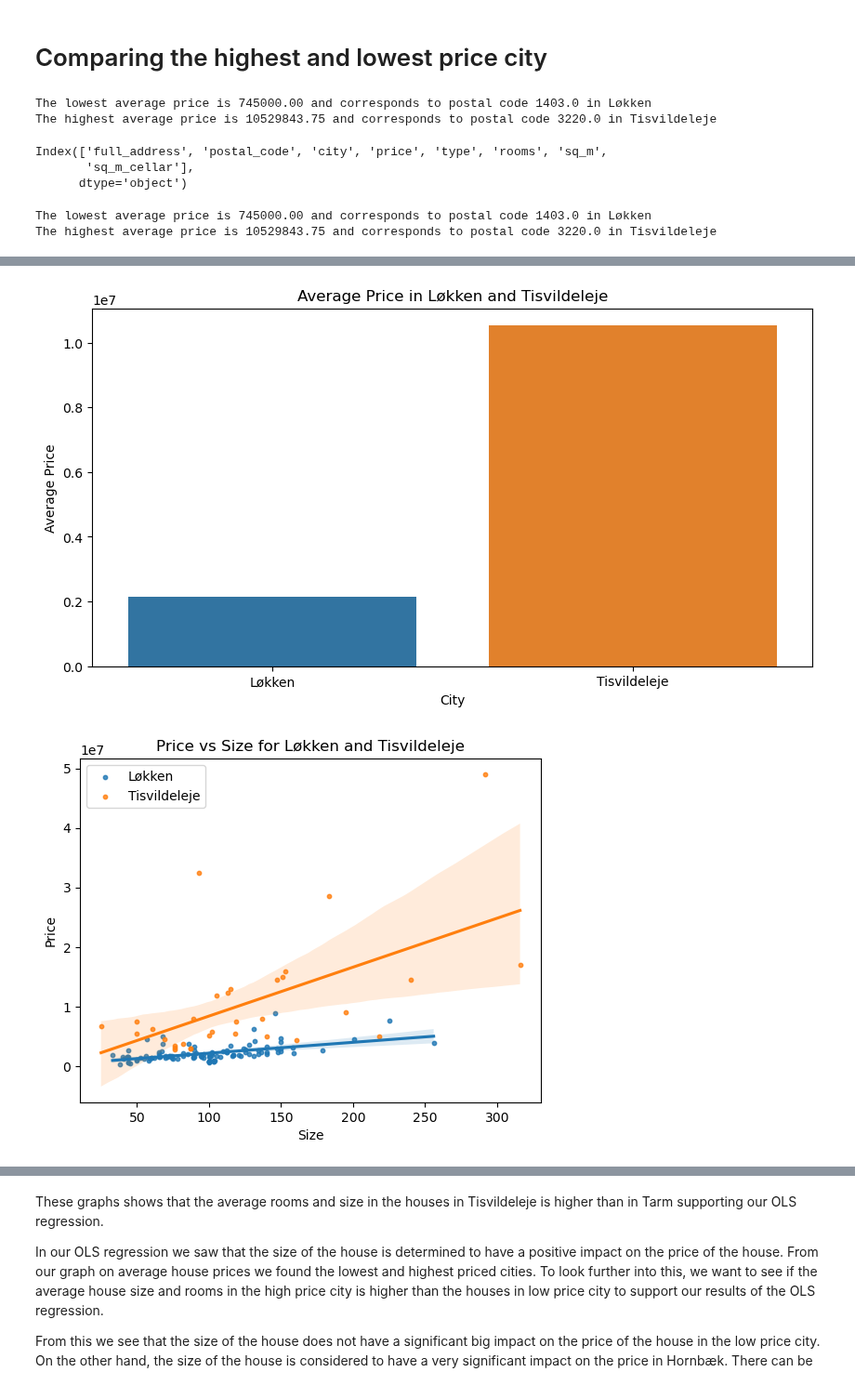
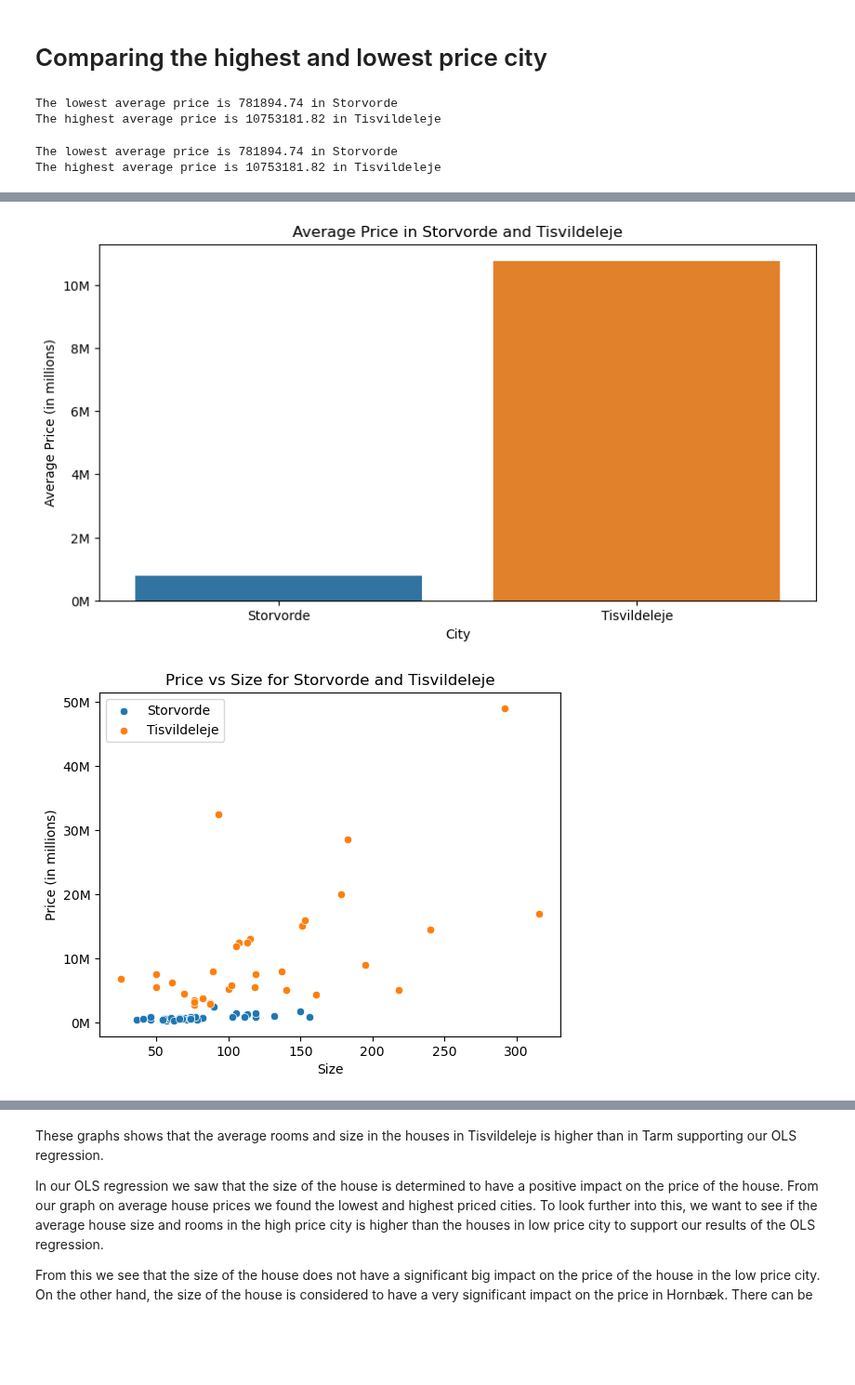
Before and after one commit to NumEconCopenhagen/projects-2023-philx2-nico, a Jupyter notebook: dataproject/dataproject.ipynb, the cells around one changed output, grey strips where cells are left out. Shown at 93% size. Cells and saved outputs as stored; diff of their text form; code cells hidden in the pictures; blank space fills up the shorter version.

```diff
--- a/dataproject/dataproject.ipynb
+++ b/dataproject/dataproject.ipynb
@@ -275,39 +277,31 @@ We can see from this that the location seems to have a big impact on the houses
 # %% [markdown]
 # Comparing the highest and lowest price city
 # %%
-# After updating the `min_max_postcode` method in your NyboligAnalysis class...
-analysis = NyboligAnalysis(file_path)
-min_max_postcodes = analysis.min_max_postcode()
-(min_price, min_postal_code, min_city), (max_price, max_postal_code, max_city) = min_max_postcodes
-print(f"The lowest average price is {min_price:.2f} and corresponds to postal code {min_postal_code} in {min_city}")
-print(f"The highest average price is {max_price:.2f} and corresponds to postal code {max_postal_code} in {max_city}")
+min_max_prices = analysis.min_max_city()
+(min_price, min_city), (max_price, max_city) = min_max_prices
+print(f"The lowest average price is {min_price:.2f} in {min_city}")
+print(f"The highest average price is {max_price:.2f} in {max_city}")
 # %% [output]
-The lowest average price is 745000.00 and corresponds to postal code 1403.0 in Løkken
-The highest average price is 10529843.75 and corresponds to postal code 3220.0 in Tisvildeleje
+The lowest average price is 781894.74 in Storvorde
+The highest average price is 10753181.82 in Tisvildeleje
-# %%
-print(df.columns)
-# %% [output]
-Index(['full_address', 'postal_code', 'city', 'price', 'type', 'rooms', 'sq_m',
-       'sq_m_cellar'],
-      dtype='object')
 # %%
 # Use the revised min_max_postcode method
-min_max_postcodes = analysis.min_max_postcode()
-(min_price, min_postal_code, min_city), (max_price, max_postal_code, max_city) = min_max_postcodes
-print(f"The lowest average price is {min_price:.2f} and corresponds to postal code {min_postal_code} in {min_city}")
-print(f"The highest average price is {max_price:.2f} and corresponds to postal code {max_postal_code} in {max_city}")
+min_max_prices = analysis.min_max_city()
+(min_price, min_city), (max_price, max_city) = min_max_prices
+print(f"The lowest average price is {min_price:.2f} in {min_city}")
+print(f"The highest average price is {max_price:.2f} in {max_city}")
 
 # Get the lowest and highest price cities
 lowest_price_city = min_city
 highest_price_city = max_city
 
 # Filter the data to only include the lowest and highest price cities
-lowest_price_data = df[df['city'] == lowest_price_city]
-highest_price_data = df[df['city'] == highest_price_city]
+lowest_price_data = analysis.data[analysis.data['city'] == lowest_price_city]
+highest_price_data = analysis.data[analysis.data['city'] == highest_price_city]
 
 # Average number of rooms comparison
 plt.figure(figsize=(10, 5))
-sns.barplot(x=[min_city, max_city], y=[df[df['city']==min_city]['rooms'].mean(), df[df['city']==max_city]['rooms'].mean()])
+sns.barplot(x=[min_city, max_city], y=[analysis.data[analysis.data['city']==min_city]['rooms'].mean(), analysis.data[analysis.data['city']==max_city]['rooms'].mean()])
 plt.title(f'Average Number of Rooms in {min_city} and {max_city}')
 plt.ylabel('Average Number of Rooms')
 plt.xlabel('City')
@@ -315,7 +309,7 @@ plt.show()
 
 # Size comparison
 plt.figure(figsize=(10, 5))
-sns.barplot(x=[min_city, max_city], y=[df[df['city']==min_city]['sq_m'].mean(), df[df['city']==max_city]['sq_m'].mean()])
+sns.barplot(x=[min_city, max_city], y=[analysis.data[analysis.data['city']==min_city]['sq_m'].mean(), analysis.data[analysis.data['city']==max_city]['sq_m'].mean()])
 plt.title(f'Average Size in {min_city} and {max_city}')
 plt.ylabel('Average Size')
 plt.xlabel('City')
@@ -323,20 +317,24 @@ plt.show()
 
 # Price comparison
 plt.figure(figsize=(10, 5))
-sns.barplot(x=[min_city, max_city], y=[df[df['city']==min_city]['price'].mean(), df[df['city']==max_city]['price'].mean()])
+sns.barplot(x=[min_city, max_city], y=[analysis.data[analysis.data['city']==min_city]['price'].mean(), analysis.data[analysis.data['city']==max_city]['price'].mean()])
 plt.title(f'Average Price in {min_city} and {max_city}')
-plt.ylabel('Average Price')
+plt.ylabel('Average Price (in millions)')
 plt.xlabel('City')
+
+# Setting the y-axis format using a lambda function
+plt.gca().yaxis.set_major_formatter(ticker.FuncFormatter(lambda x, pos: '{:,.0f}M'.format(x*1e-6)))
+
 plt.show()
-
-# Create a scatter plot for the lowest and highest price cities
-sns.regplot(x=lowest_price_data['sq_m'], y=lowest_price_data['price'], label=lowest_price_city, scatter_kws={'s': 10})
-sns.regplot(x=highest_price_data['sq_m'], y=highest_price_data['price'], label=highest_price_city, scatter_kws={'s': 10})
+#scatter
+sns.scatterplot(x=lowest_price_data['sq_m'], y=lowest_price_data['price'], label=lowest_price_city)
+sns.scatterplot(x=highest_price_data['sq_m'], y=highest_price_data['price'], label=highest_price_city)
 plt.title(f"Price vs Size for {lowest_price_city} and {highest_price_city}")
+plt.gca().yaxis.set_major_formatter(ticker.FuncFormatter(lambda x, pos: '{:,.0f}M'.format(x*1e-6)))
 plt.xlabel('Size')
-plt.ylabel('Price')
+plt.ylabel('Price (in millions)')
 plt.legend()
 plt.show()
 # %% [output]
-The lowest average price is 745000.00 and corresponds to postal code 1403.0 in Løkken
-The highest average price is 10529843.75 and corresponds to postal code 3220.0 in Tisvildeleje
+The lowest average price is 781894.74 in Storvorde
+The highest average price is 10753181.82 in Tisvildeleje
@@ -345,2 +343,2 @@ The highest average price is 10529843.75 and corresponds to postal code 3220.0 i
-[figure, old version]
+[figure, new version]
-[figure, old version]
+[figure, new version]
```
Also changed, not shown: parts of 23 cells of this notebook, 1 other file.
